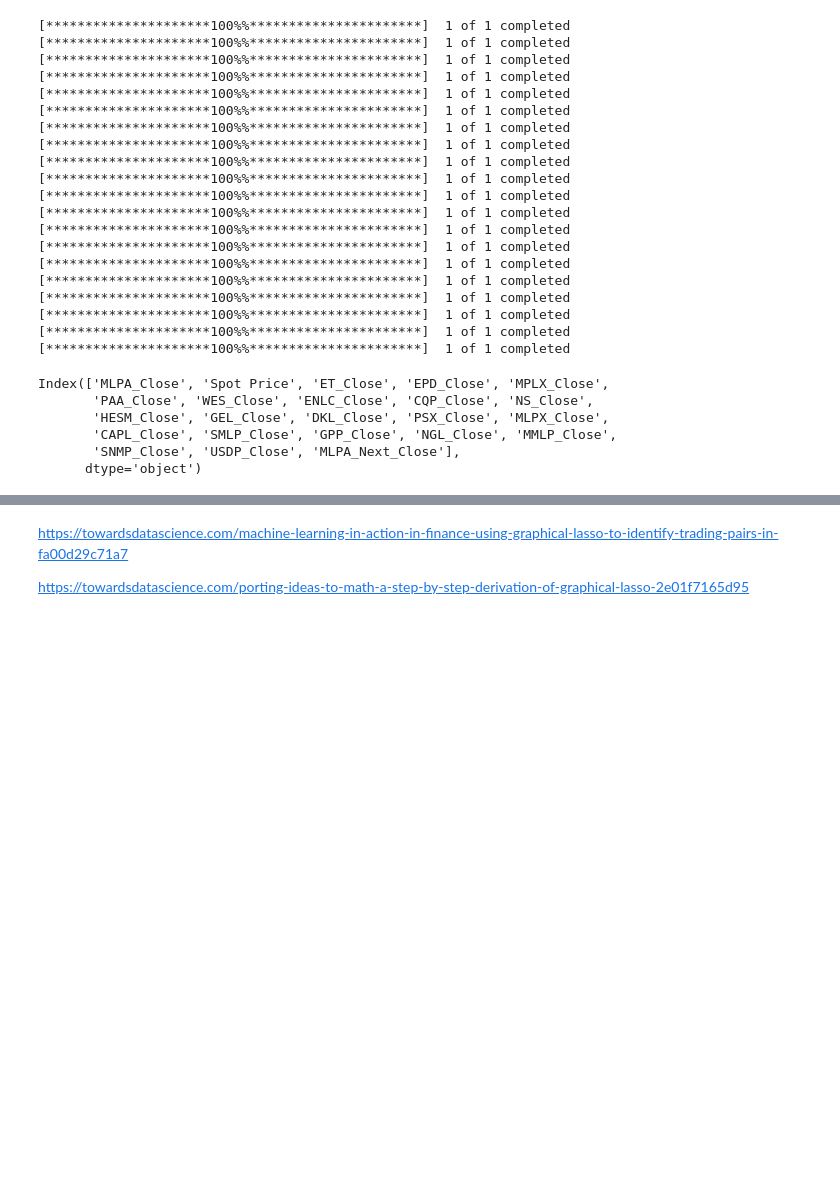
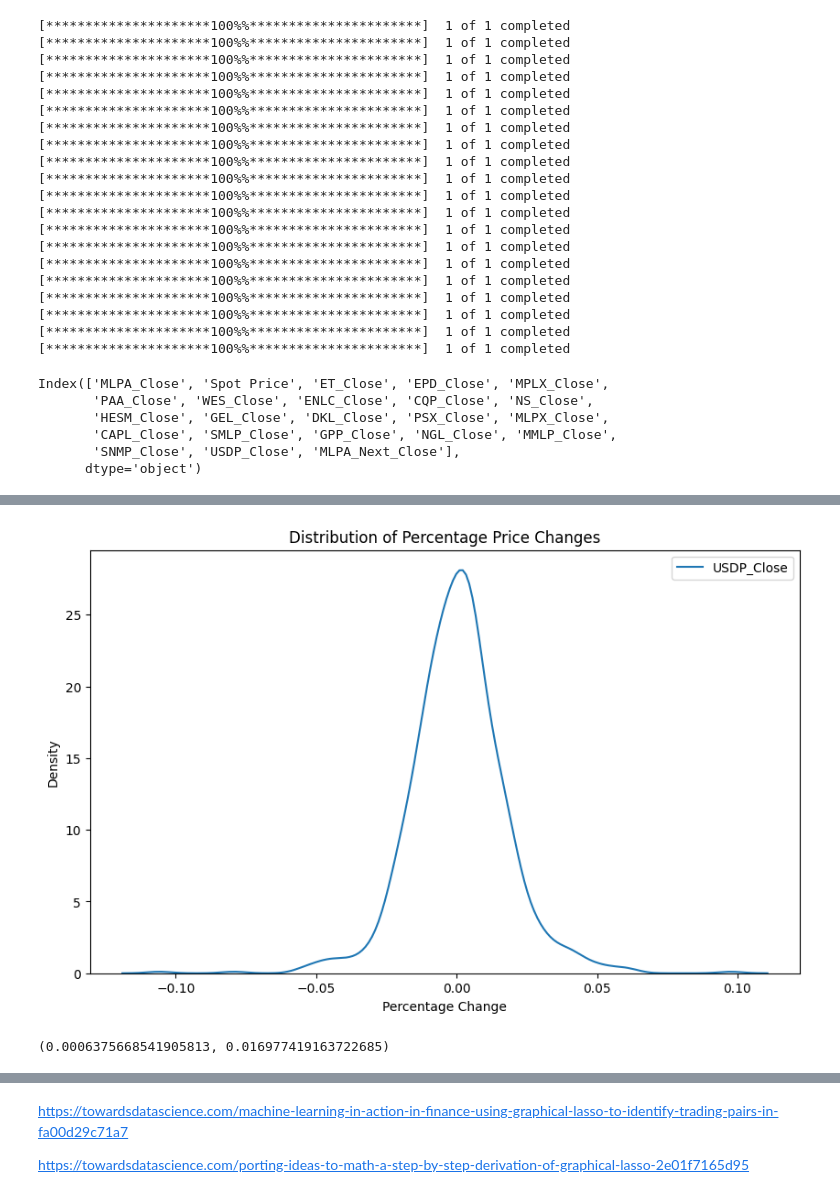
Before and after one commit to nchadburn/Stat598-FinalProject, a Jupyter notebook: MLPA PCA, Lasso, Ridge-2.ipynb, the cells around one changed output, grey strips where cells are left out. Cells and saved outputs as stored; diff of their text form; code cells hidden in the pictures; blank space fills up the shorter version.

```diff
--- a/MLPA PCA, Lasso, Ridge-2.ipynb
+++ b/MLPA PCA, Lasso, Ridge-2.ipynb
@@ -174,0 +181,22 @@ Index(['MLPA_Close', 'Spot Price', 'ET_Close', 'EPD_Close', 'MPLX_Close',
+# %%
+df_price_change = np.log1p(all_stocks_data[f'{etf_ticker}_Close']).pct_change()
+
+df_price_change = all_stocks_data[f'{etf_ticker}_Close'].pct_change()
+
+
+plt.figure(figsize=(10, 6))
+sns.kdeplot(df_price_change, label=col)
+
+plt.title('Distribution of Percentage Price Changes')
+plt.xlabel('Percentage Change')
+plt.ylabel('Density')
+plt.legend()
+plt.show()
+# %% [output]
+[figure, added]
+# %%
+etf_mean = df_price_change.mean()
+etf_std = df_price_change.std()
+etf_mean, etf_std
+# %% [output]
+(0.0006375668541905813, 0.016977419163722685)
```
Also changed, not shown: parts of 6 cells of this notebook.
